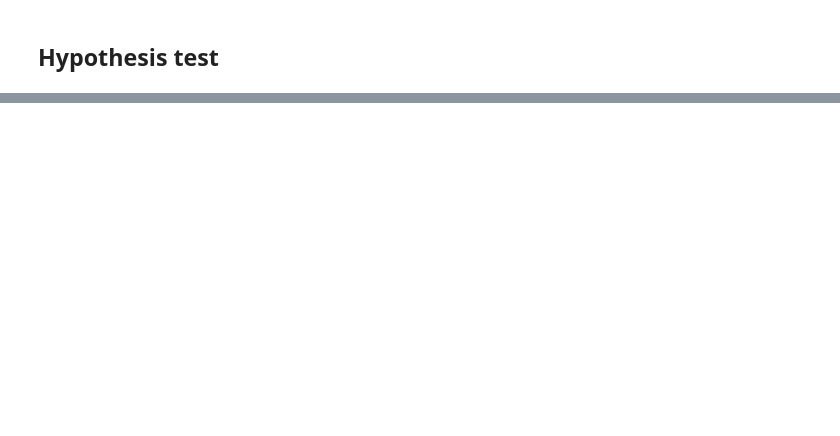
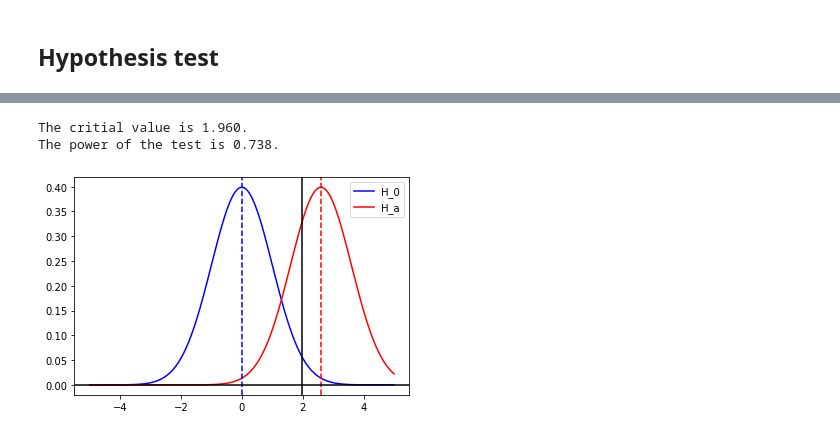
Before and after one commit to changyaochen/MECE4520, a Jupyter notebook: lectures/lecture_2/statistics_primer.ipynb, the cells around one changed output, grey strips where cells are left out. Saved outputs shown, nothing was run; the diff lists cells and outputs as text; code cells hidden in the pictures; blank space fills up the shorter version.

```diff
--- a/lectures/lecture_2/statistics_primer.ipynb
+++ b/lectures/lecture_2/statistics_primer.ipynb
@@ -167,0 +222,46 @@ norm.sf(x=110, loc=mu_0, scale=np.sqrt(sigma / n))
+# %%
+# 2-sample test
+x_mean = 100
+y_mean = 105
+s_x = 10
+s_y = 10
+n_x = 150
+n_y = 150
+
+delta = 3
+alpha = 0.05
+
+s_pool = np.sqrt(s_x**2 / n_x + s_y**2 / n_y)
+
+z_range = np.arange(-5, 5, 0.001)
+plt.plot(
+    z_range,
+    norm.pdf(z_range, loc=0, scale=1),
+    color="blue",
+    label="H_0"
+)
+
+plt.plot(
+    z_range,
+    norm.pdf(z_range, loc=(delta / s_pool), scale=1),
+    color="red",
+    label="H_a"
+)
+
+# use q=(1 - alpha) for one-sided test
+z_critical = norm.ppf(q=(1 - alpha / 2))
+power = norm.sf(x=z_critical, loc=(delta / s_pool), scale=1)
+
+print(f"The critial value is {z_critical:5.3f}.")
+print(f"The power of the test is {power:5.3f}.")
+plt.axvline(x=z_critical, color="black")
+plt.axvline(x=0, color="blue", linestyle="--")
+plt.axvline(x=(delta / s_pool), color="red", linestyle="--")
+
+plt.axhline(y=0, color="black")
+plt.legend()
+plt.show()
+# %% [output]
+The critial value is 1.960.
+The power of the test is 0.738.
+[figure, added]
```
Also changed, not shown: parts of 18 cells of this notebook.
